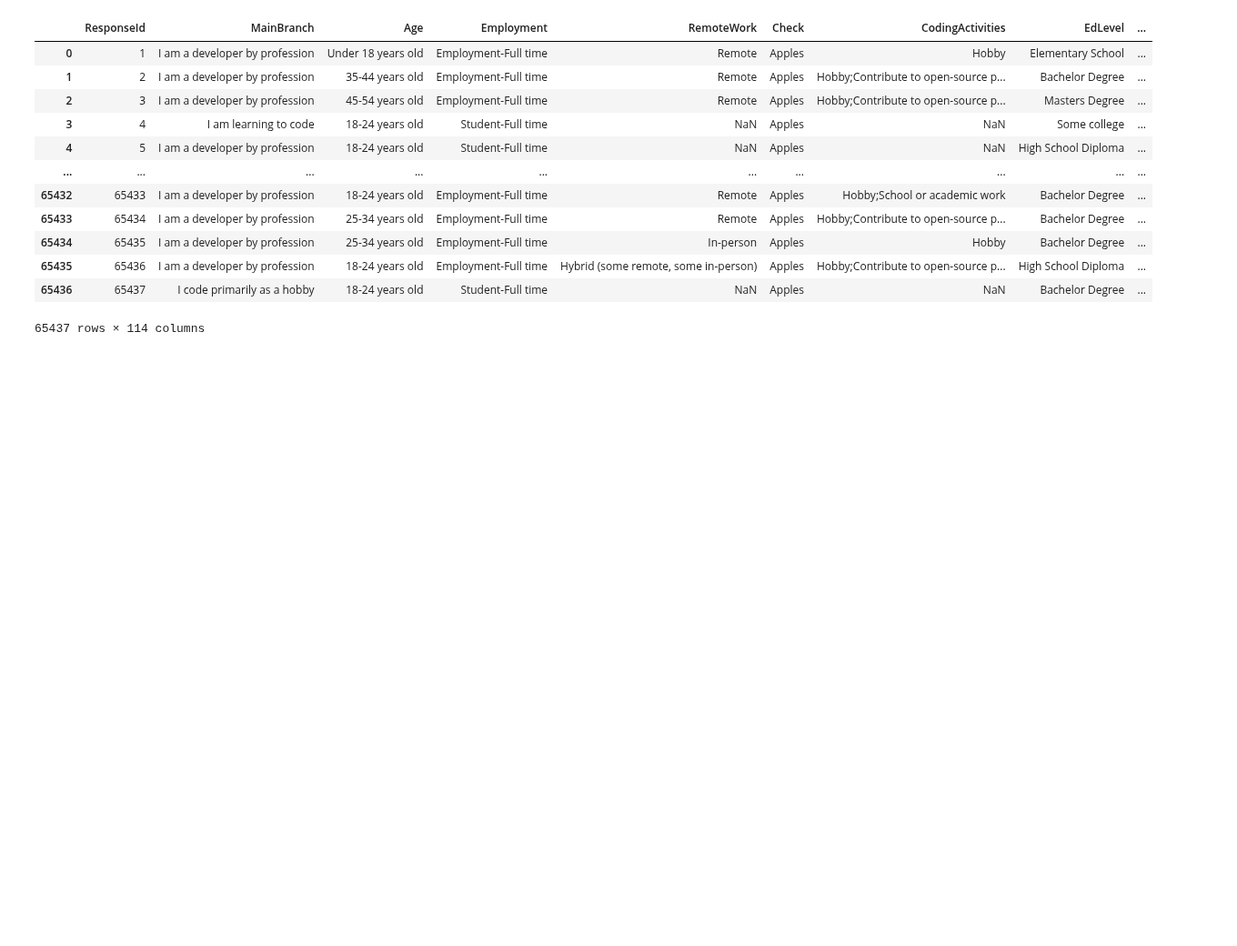
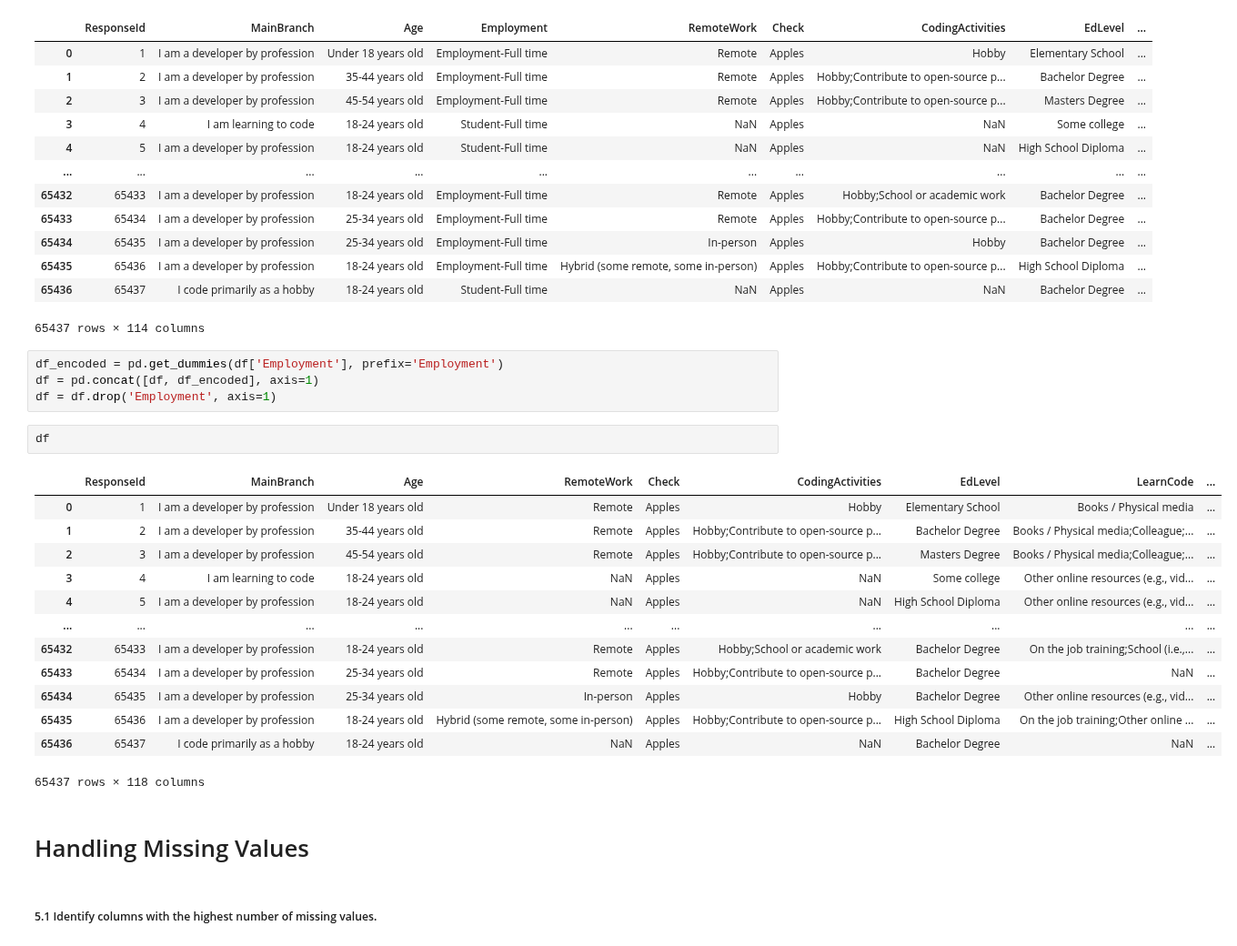
Before and after one commit to Hasan082/Data-Analysis, a Jupyter notebook: Capstone_project/Data Wrangling.ipynb, the cells around one changed output. Shown at 91% size. Saved outputs shown, nothing was run; the diff lists cells and outputs as text; blank space fills up the shorter version.

```diff
--- a/Capstone_project/Data Wrangling.ipynb
+++ b/Capstone_project/Data Wrangling.ipynb
@@ -303,3 +304,27 @@ df
 | 65435 | 65436 | I am a developer by profession | 18-24 years old | Employment-Full time | Hybrid (some remote, some in-person) | Apples | Hobby;Contribute to open-source p... | High School Diploma | ... |
 | 65436 | 65437 | I code primarily as a hobby | 18-24 years old | Student-Full time | NaN | Apples | NaN | Bachelor Degree | ... |
 65437 rows × 114 columns
+# %%
+df_encoded = pd.get_dummies(df['Employment'], prefix='Employment')
+df = pd.concat([df, df_encoded], axis=1)
+df = df.drop('Employment', axis=1)
+# %%
+df
+# %% [output]
+|  | ResponseId | MainBranch | Age | RemoteWork | Check | CodingActivities | EdLevel | LearnCode | ... |
+| 0 | 1 | I am a developer by profession | Under 18 years old | Remote | Apples | Hobby | Elementary School | Books / Physical media | ... |
+| 1 | 2 | I am a developer by profession | 35-44 years old | Remote | Apples | Hobby;Contribute to open-source p... | Bachelor Degree | Books / Physical media;Colleague;... | ... |
+| 2 | 3 | I am a developer by profession | 45-54 years old | Remote | Apples | Hobby;Contribute to open-source p... | Masters Degree | Books / Physical media;Colleague;... | ... |
+| 3 | 4 | I am learning to code | 18-24 years old | NaN | Apples | NaN | Some college | Other online resources (e.g., vid... | ... |
+| 4 | 5 | I am a developer by profession | 18-24 years old | NaN | Apples | NaN | High School Diploma | Other online resources (e.g., vid... | ... |
+| ... | ... | ... | ... | ... | ... | ... | ... | ... | ... |
+| 65432 | 65433 | I am a developer by profession | 18-24 years old | Remote | Apples | Hobby;School or academic work | Bachelor Degree | On the job training;School (i.e.,... | ... |
+| 65433 | 65434 | I am a developer by profession | 25-34 years old | Remote | Apples | Hobby;Contribute to open-source p... | Bachelor Degree | NaN | ... |
+| 65434 | 65435 | I am a developer by profession | 25-34 years old | In-person | Apples | Hobby | Bachelor Degree | Other online resources (e.g., vid... | ... |
+| 65435 | 65436 | I am a developer by profession | 18-24 years old | Hybrid (some remote, some in-person) | Apples | Hobby;Contribute to open-source p... | High School Diploma | On the job training;Other online ... | ... |
+| 65436 | 65437 | I code primarily as a hobby | 18-24 years old | NaN | Apples | NaN | Bachelor Degree | NaN | ... |
+65437 rows × 118 columns
+# %% [markdown]
+# Handling Missing Values
+# %% [markdown]
+##### 5.1 Identify columns with the highest number of missing values.
```
Also changed, not shown: parts of 5 cells of this notebook.
